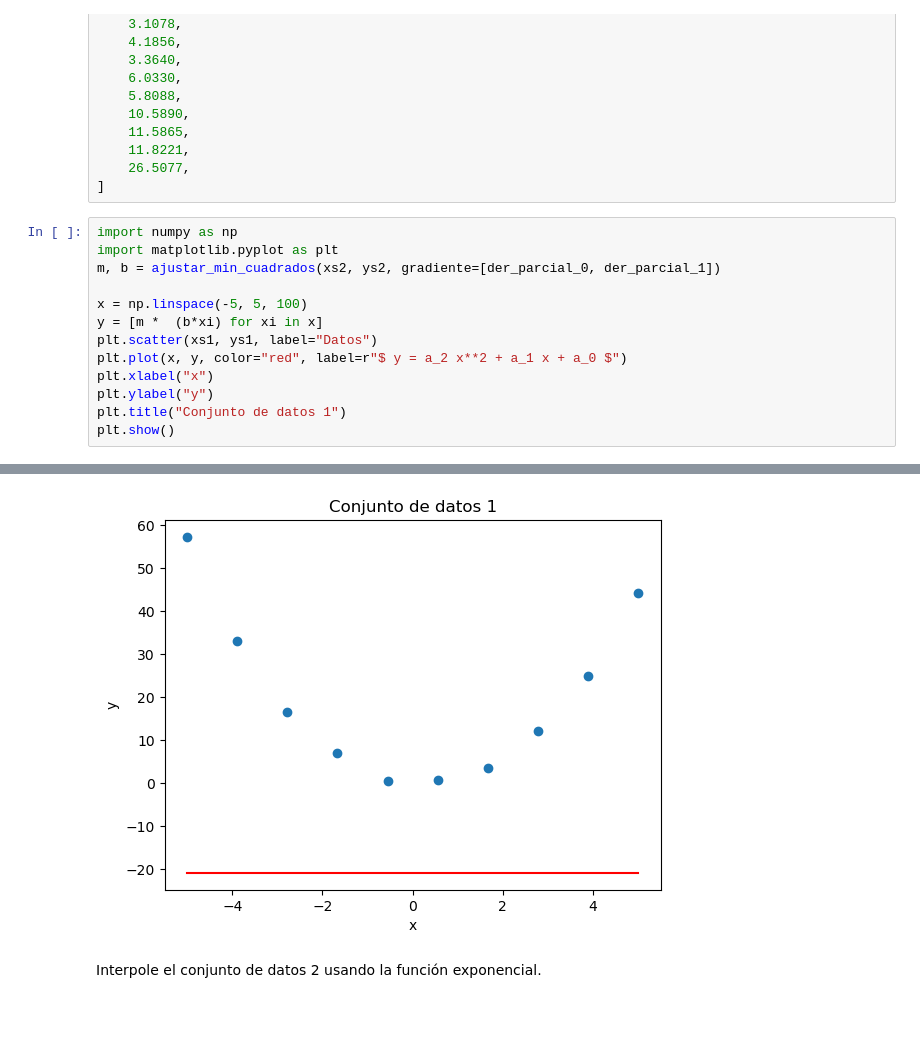
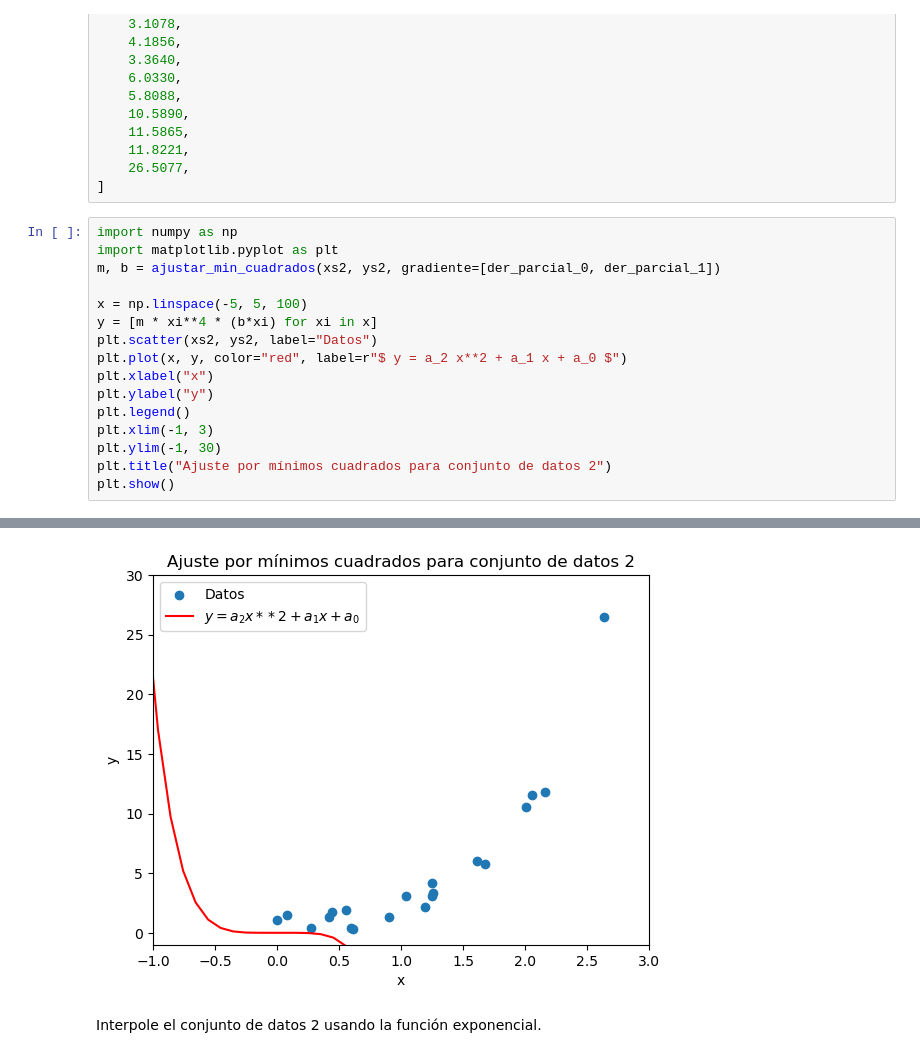
Before and after one commit to Iandres10188/Prueba-02-MN, a Jupyter notebook: min_cuadrados.ipynb, the cells around one changed output, grey strips where cells are left out. Cells and saved outputs as stored; diff of their text form; blank space fills up the shorter version.

```diff
--- a/min_cuadrados.ipynb
+++ b/min_cuadrados.ipynb
@@ -246,11 +246,14 @@ import matplotlib.pyplot as plt
 m, b = ajustar_min_cuadrados(xs2, ys2, gradiente=[der_parcial_0, der_parcial_1])
 
 x = np.linspace(-5, 5, 100)
-y = [m *  (b*xi) for xi in x]
-plt.scatter(xs1, ys1, label="Datos")
+y = [m * xi**4 * (b*xi) for xi in x]
+plt.scatter(xs2, ys2, label="Datos")
 plt.plot(x, y, color="red", label=r"$ y = a_2 x**2 + a_1 x + a_0 $")
 plt.xlabel("x")
 plt.ylabel("y")
-plt.title("Conjunto de datos 1")
+plt.legend()
+plt.xlim(-1, 3)
+plt.ylim(-1, 30)
+plt.title("Ajuste por mínimos cuadrados para conjunto de datos 2")
 plt.show()
 # %% [output]
@@ -259,5 +262,5 @@ plt.show()
 [[22.0372     20.         98.2963    ]
  [ 0.         -9.57184451 28.05930253]]
-[figure, old version]
+[figure, new version]
 # %% [markdown]
 Interpole el conjunto de datos 2 usando la función exponencial.
```
Also changed, not shown: parts of 2 cells of this notebook.
